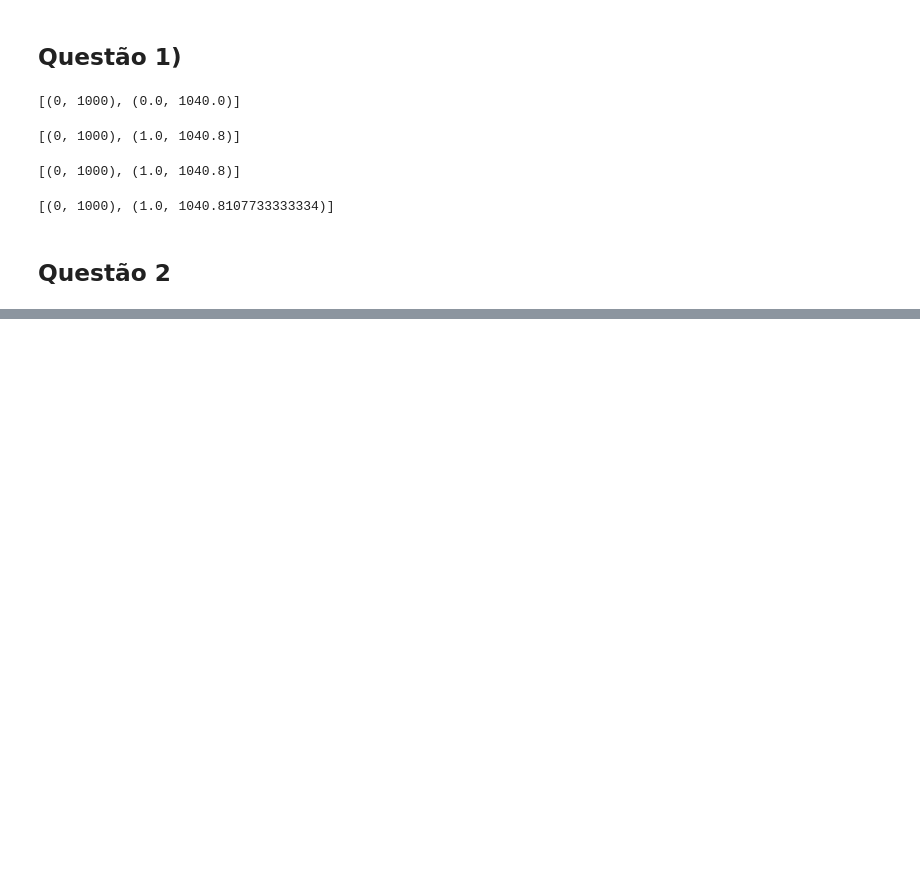
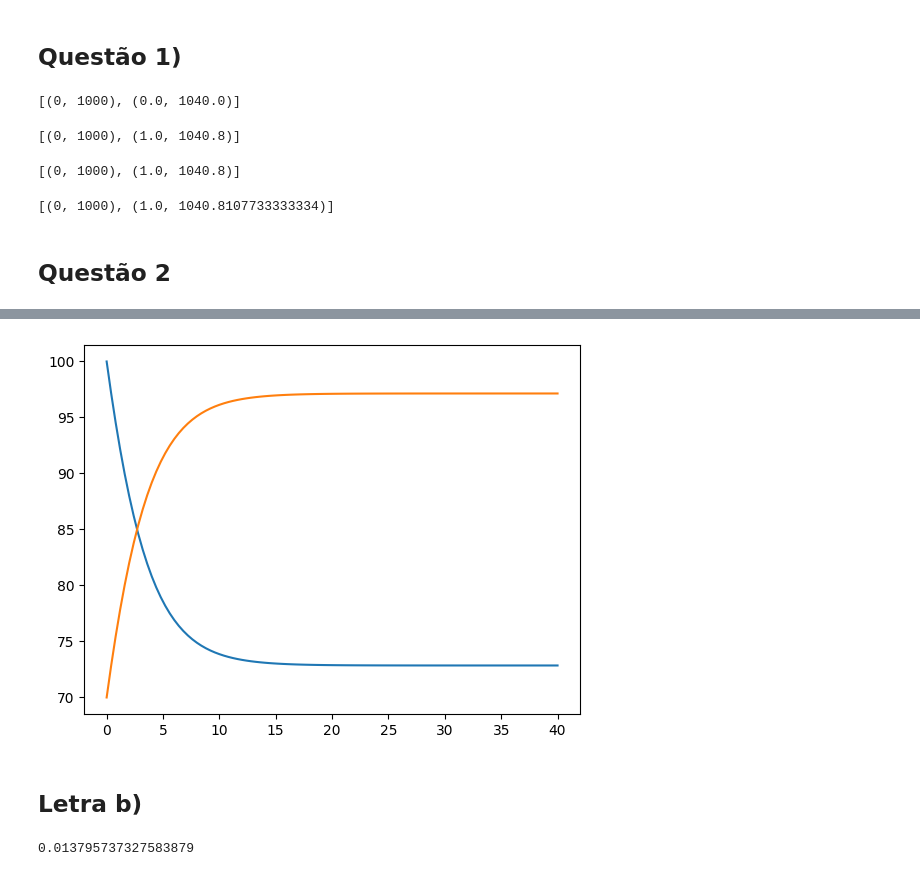
Before and after one commit to diegomatos321/UFRJ-Laboratorios, a Jupyter notebook: computacao-cientifica-edos-2025-01/metodos-runge-kutta.ipynb, the cells around one changed output, grey strips where cells are left out. Drawn from its saved outputs; the diff is of its cells as text; code cells hidden in the pictures; blank space fills up the shorter version.

```diff
--- a/computacao-cientifica-edos-2025-01/metodos-runge-kutta.ipynb
+++ b/computacao-cientifica-edos-2025-01/metodos-runge-kutta.ipynb
@@ -136,7 +136,7 @@ print(result)
 # %%
 def runge_kutta_classic_method(f, t0, y0, tf, n):
     """
-    Solve the ODE dy/dx = f(x, y) using improved Euler's method.
+    Solve the ODE dy/dx = f(x, y) using runge kutta classic method.
     Parameters:
     f : callable
         The function representing the ODE dy/dx = f(x, y).
@@ -220,0 +215,13 @@ print(result)
+# %%
+time = [r[0] for r in classic_results]
+results1 = [r[1][0] for r in classic_results]
+results2 = [r[1][1] for r in classic_results]
+
+fig, ax = plt.subplots()
+ax.plot(time, results1)
+ax.plot(time, results2)
+plt.show()
+# %% [output]
+[figure, added]
+# %% [markdown]
+## Letra b)
@@ -220,0 +248,4 @@ print(result)
+# %%
+print(error_r)
+# %% [output]
+0.013795737327583879
```
Also changed, not shown: parts of 7 cells of this notebook.
